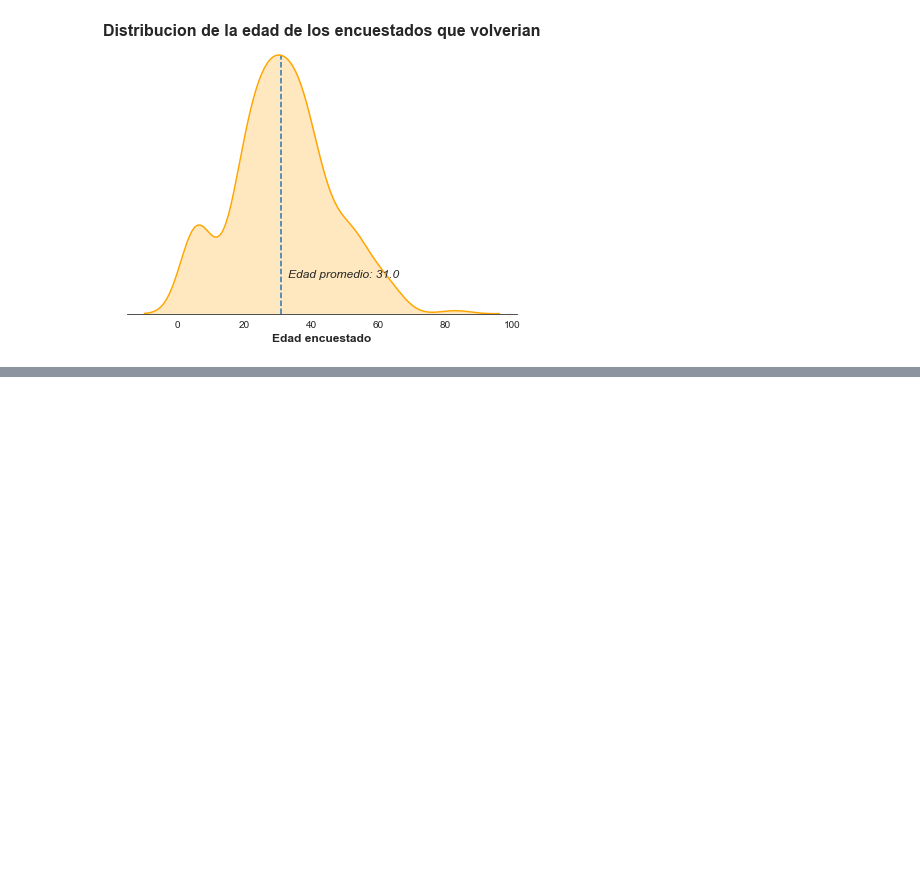
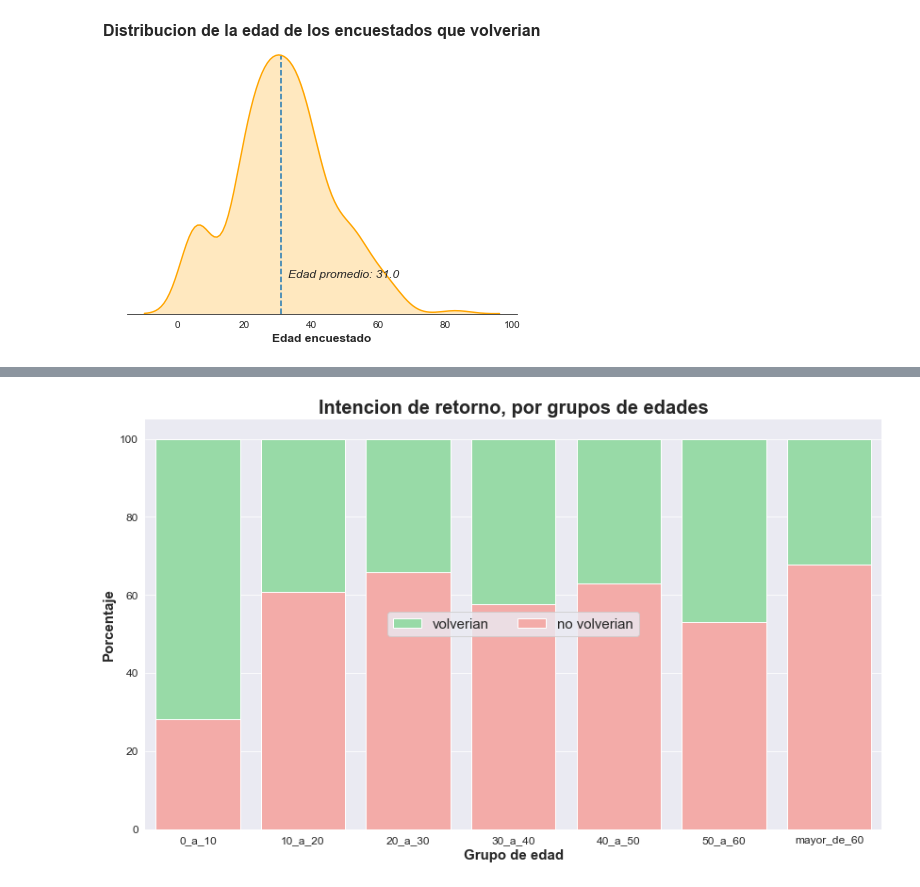
Before and after one commit to lionelguglielmone/OrgaDeCompusTP, a Jupyter notebook: tp1_main.ipynb, the cells around one changed output, grey strips where cells are left out. Drawn from its saved outputs; the diff is of its cells as text; code cells hidden in the pictures; blank space fills up the shorter version.

```diff
--- a/tp1_main.ipynb
+++ b/tp1_main.ipynb
@@ -594,0 +897,4 @@ plt.show()
+# %%
+df_grupos_edad_vs_target_grupo_siete_final = df_grupos_edad_vs_target_grupo_siete_short.groupby('volveria')['mayor_de_60'].agg('sum')
+df_grupos_edad_vs_target_grupo_siete_final = df_grupos_edad_vs_target_grupo_siete_final.reset_index()
+df_grupos_edad_vs_target_grupo_siete_final.head()
@@ -594,0 +905,3 @@ plt.show()
+# %%
+grupo_siete = uniformizacion(df_grupos_edad_vs_target_grupo_siete_final)
+grupo_siete
@@ -594,0 +911,3 @@ plt.show()
+# %%
+franjas_edades_vs_target = pd.concat([grupo_uno, grupo_dos, grupo_tres, grupo_cuatro, grupo_cinco, grupo_seis, grupo_siete])
+franjas_edades_vs_target
@@ -594,0 +923,9 @@ plt.show()
+# %%
+# Convertimos valores a porcentajes
+franjas_edades_vs_target['volveria_percentage'] = franjas_edades_vs_target['volverian']*100/(franjas_edades_vs_target['volverian']+ franjas_edades_vs_target['no_volverian'])
+franjas_edades_vs_target['no_volveria_percentage'] = franjas_edades_vs_target['no_volverian']*100/(franjas_edades_vs_target['volverian']+ franjas_edades_vs_target['no_volverian'])
+franjas_edades_vs_target['total'] = 100
+del franjas_edades_vs_target['volverian']
+del franjas_edades_vs_target['no_volverian']
+
+franjas_edades_vs_target.head()
@@ -594,0 +939,17 @@ plt.show()
+# %%
+sns.set_style('darkgrid')
+plt.figure(figsize = (14, 8))
+sns.set_color_codes("pastel")
+sns.barplot(x = 'grupo', y = 'total', data = franjas_edades_vs_target, color = 'g', label = 'volverian')
+sns.barplot(x = 'grupo', y = 'no_volveria_percentage', data = franjas_edades_vs_target, color = 'r', label = 'no volverian')
+plt.tick_params(labelsize=12)
+
+plt.legend(ncol=2, loc="center", frameon=True, fontsize = 15)
+
+sns.despine(left = True, bottom = True)
+plt.xlabel ('Grupo de edad', fontweight = 'semibold', fontsize = 15)
+plt.ylabel ('Porcentaje', fontweight = 'semibold', fontsize = 15)
+plt.title ('Intencion de retorno, por grupos de edades', fontweight = 'semibold', fontsize = 20)
+plt.show()
+# %% [output]
+[figure, added]
```
Also changed, not shown: parts of 38 cells of this notebook.
